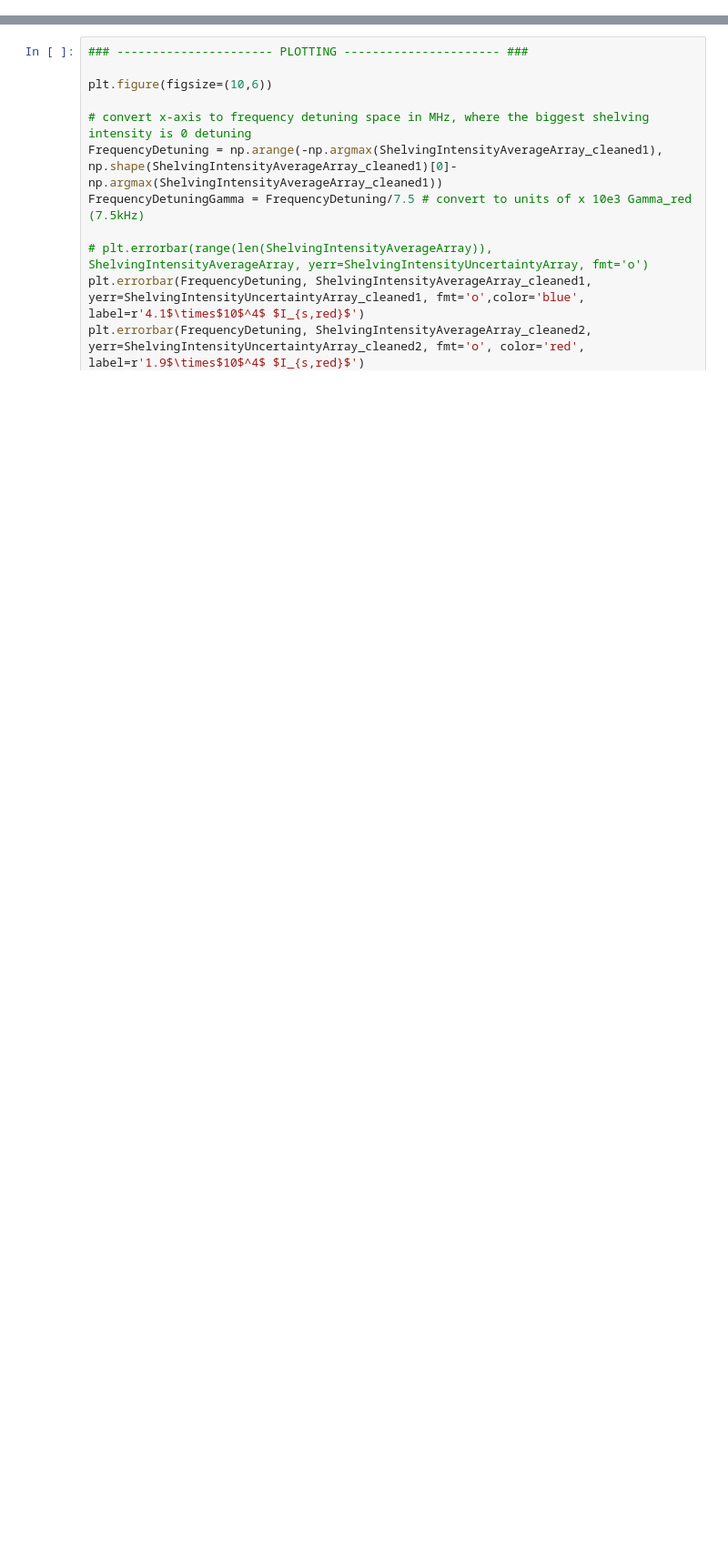
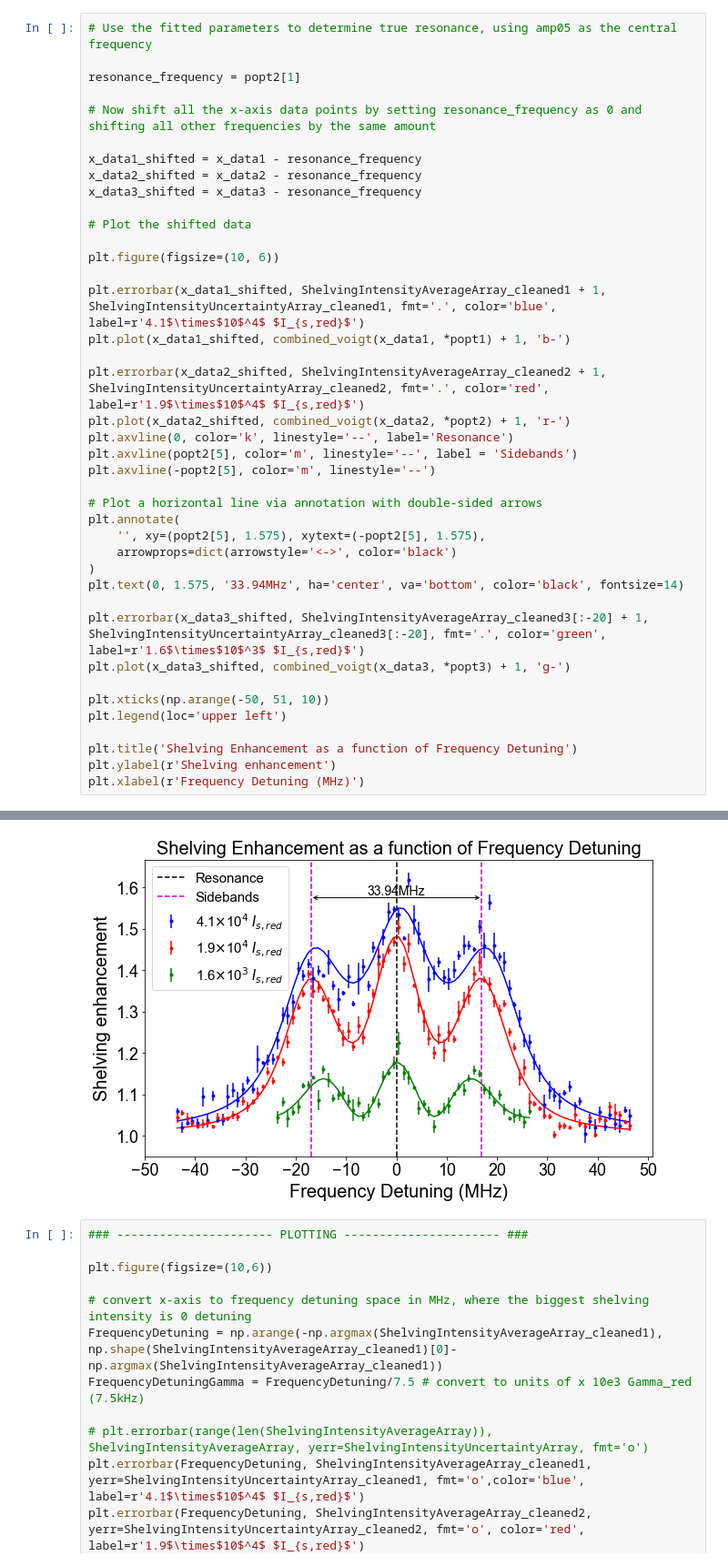
Before and after one commit to hsuchungchuan/Projects, a Jupyter notebook: Red MOT Shelving Data Analysis 20240902/FullDataAnalysisShelvingForDifferentBeamPowers.ipynb, the cells around one changed output, grey strips where cells are left out. Shown at 91% size. Cells and saved outputs as stored; diff of their text form; blank space fills up the shorter version.

```diff
--- a/Red MOT Shelving Data Analysis 20240902/FullDataAnalysisShelvingForDifferentBeamPowers.ipynb
+++ b/Red MOT Shelving Data Analysis 20240902/FullDataAnalysisShelvingForDifferentBeamPowers.ipynb
@@ -343,0 +362,41 @@ Standard deviation of the half-width at half-maximum of the Lorentzian part of t
+# %%
+# Use the fitted parameters to determine true resonance, using amp05 as the central frequency
+
+resonance_frequency = popt2[1]
+
+# Now shift all the x-axis data points by setting resonance_frequency as 0 and shifting all other frequencies by the same amount
+
+x_data1_shifted = x_data1 - resonance_frequency
+x_data2_shifted = x_data2 - resonance_frequency
+x_data3_shifted = x_data3 - resonance_frequency
+
+# Plot the shifted data
+
+plt.figure(figsize=(10, 6))
+
+plt.errorbar(x_data1_shifted, ShelvingIntensityAverageArray_cleaned1 + 1, ShelvingIntensityUncertaintyArray_cleaned1, fmt='.', color='blue', label=r'4.1$\times$10$^4$ $I_{s,red}$')
+plt.plot(x_data1_shifted, combined_voigt(x_data1, *popt1) + 1, 'b-')
+
+plt.errorbar(x_data2_shifted, ShelvingIntensityAverageArray_cleaned2 + 1, ShelvingIntensityUncertaintyArray_cleaned2, fmt='.', color='red', label=r'1.9$\times$10$^4$ $I_{s,red}$')
+plt.plot(x_data2_shifted, combined_voigt(x_data2, *popt2) + 1, 'r-')
+plt.axvline(0, color='k', linestyle='--', label='Resonance')
+plt.axvline(popt2[5], color='m', linestyle='--', label = 'Sidebands')
+plt.axvline(-popt2[5], color='m', linestyle='--')
+
+# Plot a horizontal line via annotation with double-sided arrows
+plt.annotate(
+    '', xy=(popt2[5], 1.575), xytext=(-popt2[5], 1.575),
+    arrowprops=dict(arrowstyle='<->', color='black')
+)
+plt.text(0, 1.575, '33.94MHz', ha='center', va='bottom', color='black', fontsize=14)
+
+plt.errorbar(x_data3_shifted, ShelvingIntensityAverageArray_cleaned3[:-20] + 1, ShelvingIntensityUncertaintyArray_cleaned3[:-20], fmt='.', color='green', label=r'1.6$\times$10$^3$ $I_{s,red}$')
+plt.plot(x_data3_shifted, combined_voigt(x_data3, *popt3) + 1, 'g-')
+
+plt.xticks(np.arange(-50, 51, 10))
+plt.legend(loc='upper left')
+
+plt.title('Shelving Enhancement as a function of Frequency Detuning')
+plt.ylabel(r'Shelving enhancement')
+plt.xlabel(r'Frequency Detuning (MHz)')
+# %% [output]
@@ -344,3 +404,4 @@ Standard deviation of the half-width at half-maximum of the Lorentzian part of t
+[figure, added]
 # %%
 ### ---------------------- PLOTTING ---------------------- ###
 
```
Also changed, not shown: parts of 9 cells of this notebook.
